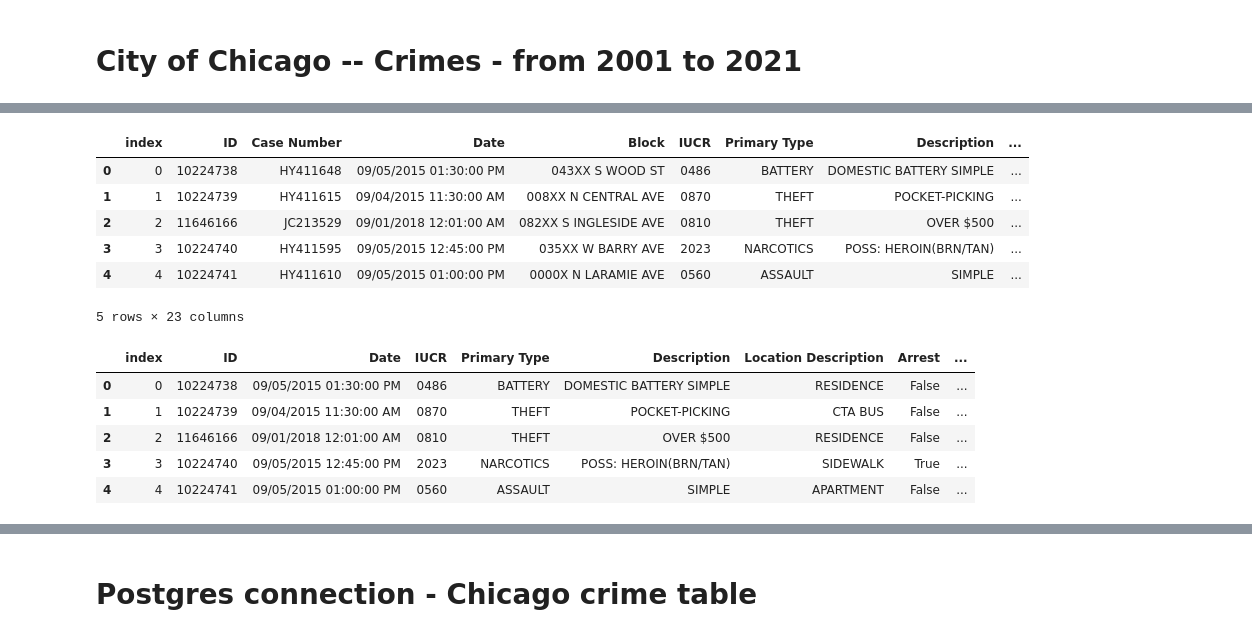
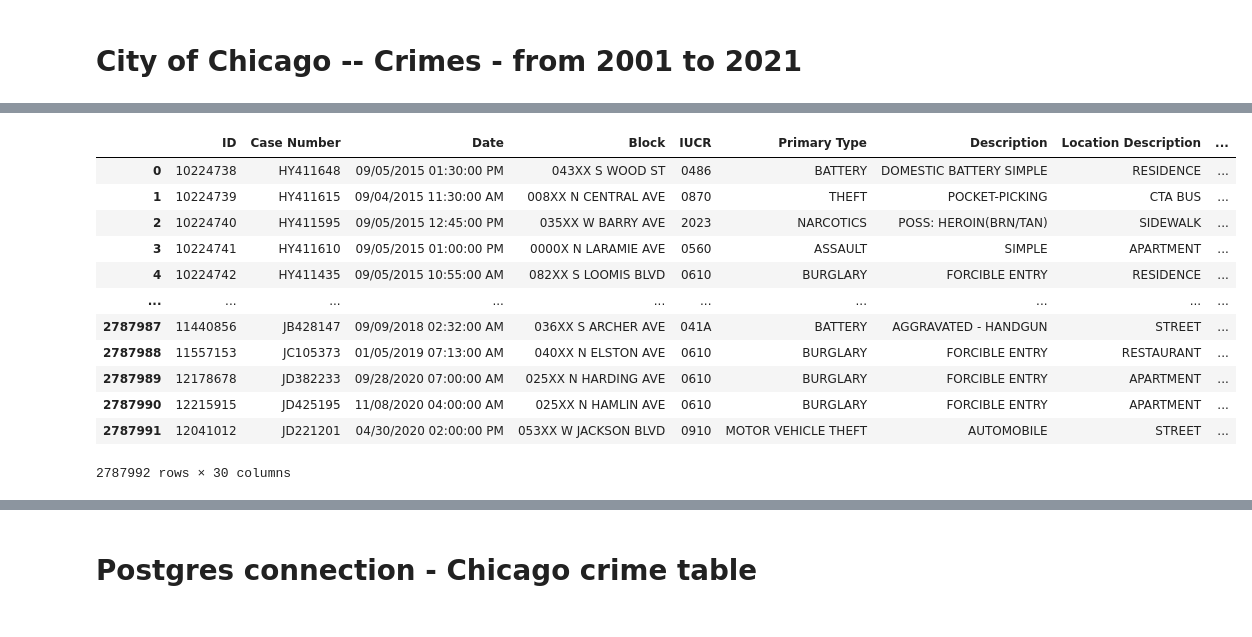
Before and after one commit to Karla-Flores/Chicago-Crime-Visualizing-Data, a Jupyter notebook: Proyect_03.ipynb, the cells around one changed output, grey strips where cells are left out. Saved outputs shown, nothing was run; the diff lists cells and outputs as text; code cells hidden in the pictures.

```diff
--- a/Proyect_03.ipynb
+++ b/Proyect_03.ipynb
@@ -44,12 +45,18 @@ table[(table.Year>2010) & (table.Year<2021)]
 # %%
-table.reset_index(inplace=True)
+df.reset_index(drop=True, inplace=True)
+
+df
+# %% [output]
+|  | ID | Case Number | Date | Block | IUCR | Primary Type | Description | Location Description | ... |
+| 0 | 10224738 | HY411648 | 09/05/2015 01:30:00 PM | 043XX S WOOD ST | 0486 | BATTERY | DOMESTIC BATTERY SIMPLE | RESIDENCE | ... |
+| 1 | 10224739 | HY411615 | 09/04/2015 11:30:00 AM | 008XX N CENTRAL AVE | 0870 | THEFT | POCKET-PICKING | CTA BUS | ... |
+| 2 | 10224740 | HY411595 | 09/05/2015 12:45:00 PM | 035XX W BARRY AVE | 2023 | NARCOTICS | POSS: HEROIN(BRN/TAN) | SIDEWALK | ... |
+| 3 | 10224741 | HY411610 | 09/05/2015 01:00:00 PM | 0000X N LARAMIE AVE | 0560 | ASSAULT | SIMPLE | APARTMENT | ... |
+| 4 | 10224742 | HY411435 | 09/05/2015 10:55:00 AM | 082XX S LOOMIS BLVD | 0610 | BURGLARY | FORCIBLE ENTRY | RESIDENCE | ... |
+| ... | ... | ... | ... | ... | ... | ... | ... | ... | ... |
+| 2787987 | 11440856 | JB428147 | 09/09/2018 02:32:00 AM | 036XX S ARCHER AVE | 041A | BATTERY | AGGRAVATED - HANDGUN | STREET | ... |
+| 2787988 | 11557153 | JC105373 | 01/05/2019 07:13:00 AM | 040XX N ELSTON AVE | 0610 | BURGLARY | FORCIBLE ENTRY | RESTAURANT | ... |
+| 2787989 | 12178678 | JD382233 | 09/28/2020 07:00:00 AM | 025XX N HARDING AVE | 0610 | BURGLARY | FORCIBLE ENTRY | APARTMENT | ... |
+| 2787990 | 12215915 | JD425195 | 11/08/2020 04:00:00 AM | 025XX N HAMLIN AVE | 0610 | BURGLARY | FORCIBLE ENTRY | APARTMENT | ... |
+| 2787991 | 12041012 | JD221201 | 04/30/2020 02:00:00 PM | 053XX W JACKSON BLVD | 0910 | MOTOR VEHICLE THEFT | AUTOMOBILE | STREET | ... |
+2787992 rows × 30 columns
-# %%
-table.head()
-# %% [output]
-|  | index | ID | Case Number | Date | Block | IUCR | Primary Type | Description | ... |
-| 0 | 0 | 10224738 | HY411648 | 09/05/2015 01:30:00 PM | 043XX S WOOD ST | 0486 | BATTERY | DOMESTIC BATTERY SIMPLE | ... |
-| 1 | 1 | 10224739 | HY411615 | 09/04/2015 11:30:00 AM | 008XX N CENTRAL AVE | 0870 | THEFT | POCKET-PICKING | ... |
-| 2 | 2 | 11646166 | JC213529 | 09/01/2018 12:01:00 AM | 082XX S INGLESIDE AVE | 0810 | THEFT | OVER $500 | ... |
-| 3 | 3 | 10224740 | HY411595 | 09/05/2015 12:45:00 PM | 035XX W BARRY AVE | 2023 | NARCOTICS | POSS: HEROIN(BRN/TAN) | ... |
-| 4 | 4 | 10224741 | HY411610 | 09/05/2015 01:00:00 PM | 0000X N LARAMIE AVE | 0560 | ASSAULT | SIMPLE | ... |
-5 rows × 23 columns
@@ -57,14 +67,3 @@ table.head()
 # Groupby Primary type
 # df = table.groupby(['Primary Type']).count()['Description']
 # df
-# %%
-# Dropping columns
-table = table.drop(columns=['Case Number', 'Location', 'Updated On', 'Block', 'Community Area', 'Beat', 'District', 'Ward', 'FBI Code', 'X Coordinate', 'Y Coordinate' ])
-table.head()
-# %% [output]
-|  | index | ID | Date | IUCR | Primary Type | Description | Location Description | Arrest | ... |
-| 0 | 0 | 10224738 | 09/05/2015 01:30:00 PM | 0486 | BATTERY | DOMESTIC BATTERY SIMPLE | RESIDENCE | False | ... |
-| 1 | 1 | 10224739 | 09/04/2015 11:30:00 AM | 0870 | THEFT | POCKET-PICKING | CTA BUS | False | ... |
-| 2 | 2 | 11646166 | 09/01/2018 12:01:00 AM | 0810 | THEFT | OVER $500 | RESIDENCE | False | ... |
-| 3 | 3 | 10224740 | 09/05/2015 12:45:00 PM | 2023 | NARCOTICS | POSS: HEROIN(BRN/TAN) | SIDEWALK | True | ... |
-| 4 | 4 | 10224741 | 09/05/2015 01:00:00 PM | 0560 | ASSAULT | SIMPLE | APARTMENT | False | ... |
```
Also changed, not shown: parts of 9 cells of this notebook.
